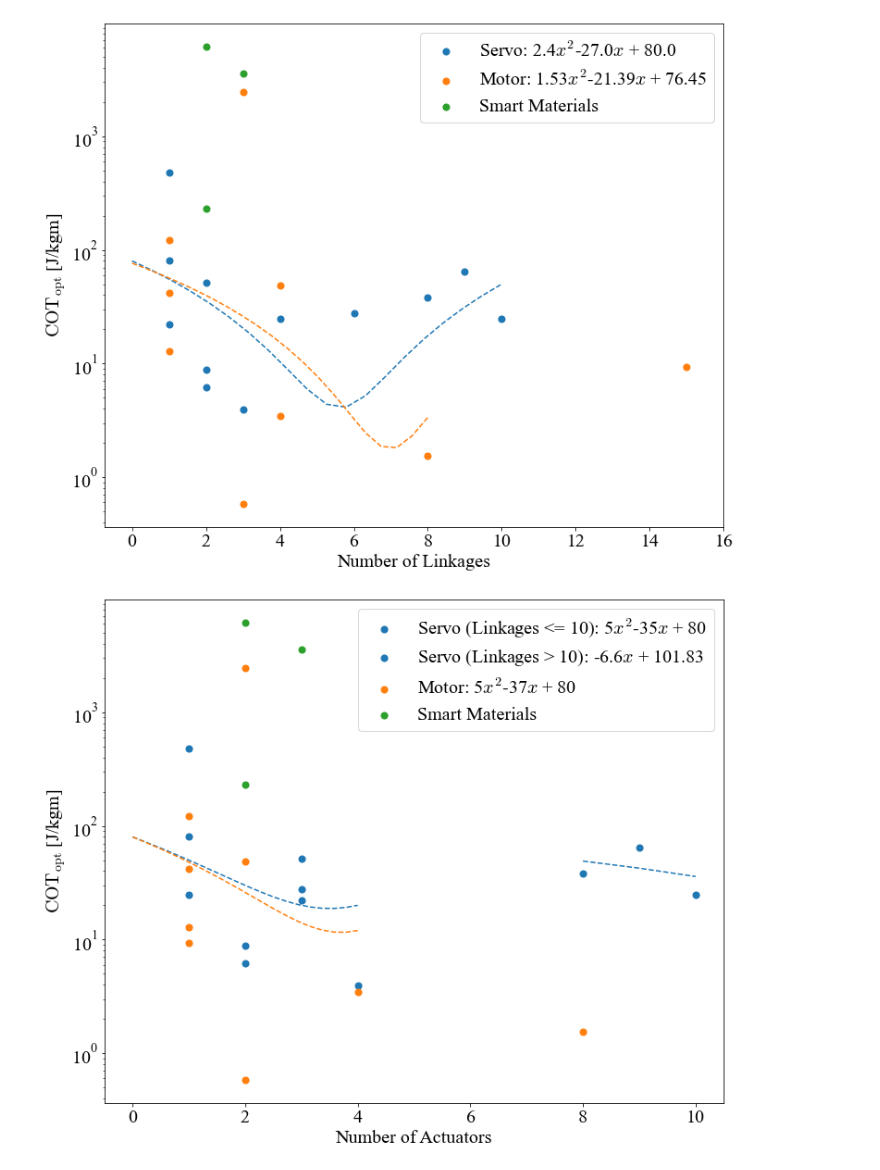
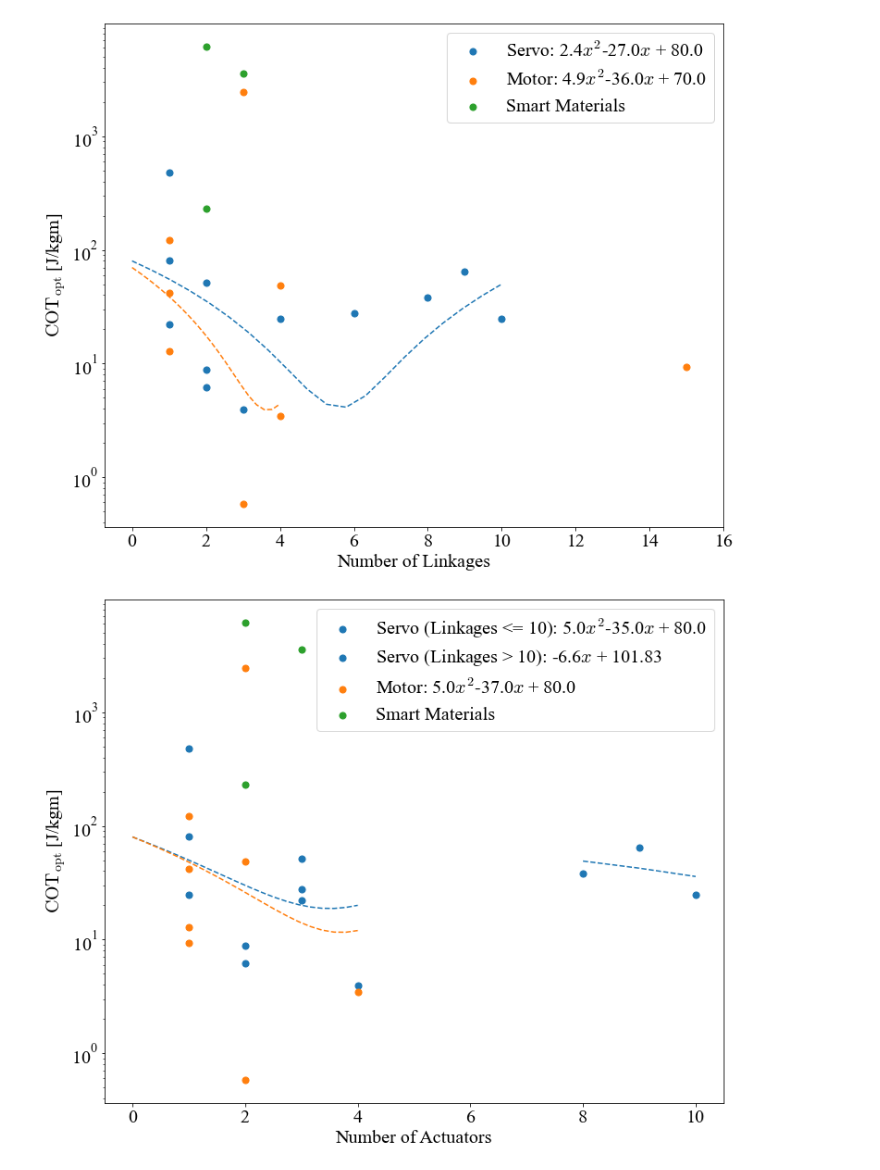
Before and after one commit to michaelcoe/Cost-of-Transport-Estimation, a Jupyter notebook: linkage_study/linkage_plots.ipynb, the cells around one changed output. Drawn from its saved outputs; the diff is of its cells as text; code cells hidden in the pictures.

```diff
--- a/linkage_study/linkage_plots.ipynb
+++ b/linkage_study/linkage_plots.ipynb
@@ -117,12 +128,13 @@ for i, name in enumerate(sheets):
         elif name == 'Motor':
             data = linkage_dfs[i][linkage_dfs[i]['No Linkages'] <= 9]
             data = data[data['COTopt [J/kgm]'] < 1e3]
-            fit = np.polyfit(data['No Linkages'].values, data['COTopt [J/kgm]'].values, 2)
-            poly = np.poly1d(fit)
-            dx = np.linspace(0, 8, 20)
+            dx = np.linspace(0, 4, 20)
+            a, b, c = 4.90, -36.00, 70.00
+            dy = a*dx**2 + b*dx + c
 
-            ax3.scatter(linkage_dfs[i]['No Linkages'], linkage_dfs[i]['COTopt [J/kgm]'], marker='o', color='C1', s=marker_size, label=name + ': ' + str(np.round(fit[0],2)) + '$x^2$' + str(np.round(fit[1],2)) + '$x$ + ' + str(np.round(fit[2],2)))
-            ax3.plot(dx, poly(dx), 'C1--')
+            ax3.scatter(linkage_dfs[i]['No Linkages'], linkage_dfs[i]['COTopt [J/kgm]'], marker='o', color='C1', s=marker_size, label=name + ': ' + str(a) + '$x^2$' + str(b) + '$x$ + ' + str(c))
+            #ax3.scatter(linkage_dfs[i]['No Linkages'], linkage_dfs[i]['COTopt [J/kgm]'], marker='o', color='C1', s=marker_size, label=name)
+            ax3.plot(dx, dy, 'C1--')
         else:
             ax3.scatter(linkage_dfs[i]['No Linkages'], linkage_dfs[i]['COTopt [J/kgm]'], marker='o', color='C2', s=marker_size, label=name)
 
@@ -134,49 +146,49 @@ for i, name in enumerate(sheets):
             high = linkage_dfs[i][linkage_dfs[i]['No Actuators'] > 6]
 
             dx = np.linspace(0, 4, 20)
-            a, b, c = 5, -35, 80
+            a, b, c = 5.00, -35.00, 80.00
             dy = a*dx**2 + b*dx + c
+            ax4.scatter(linkage_dfs[i]['No Actuators'], linkage_dfs[i]['COTopt [J/kgm]'], marker='o', s=marker_size, color='C0', label=name + ' (Linkages <= 10): ' + str(a) + '$x^2$' + str(b) + '$x$ + ' + str(c))
 
             fit_high = np.polyfit(high['No Actuators'].values, high['COTopt [J/kgm]'].values, 1)
             poly_high = np.poly1d(fit_high)
 
-            ax4.scatter(linkage_dfs[i]['No Actuators'], linkage_dfs[i]['COTopt [J/kgm]'], marker='o', s=marker_size, color='C0', label=name + ' (Linkages <= 10): ' + str(a) + '$x^2$' + str(b) + '$x$ + ' + str(c))
             ax4.plot(dx, dy, 'C0--')
             ax4.plot(high['No Actuators'].values, poly_high(high['No Actuators'].values), 'C0--')
             ax4.scatter([], [], color='C0', marker='o', s=50, label=name + ' (Linkages > 10): ' + str(np.round(fit_high[0],2)) + '$x$ + ' + str(np.round(fit_high[1],2)))
         elif name == 'Motor':
             data = linkage_dfs[i][linkage_dfs[i]['No Actuators'] <= 7]
             data = data[data['COTopt [J/kgm]'] < 1e3]
 
             dx = np.linspace(0, 4, 20)
-            a, b, c = 5, -37, 80
+            a, b, c = 5.00, -37.00, 80.00
             dy = a*dx**2 + b*dx + c
 
             ax4.scatter(linkage_dfs[i]['No Actuators'], linkage_dfs[i]['COTopt [J/kgm]'], marker='o', color='C1', s=marker_size, label=name + ': ' + str(a) + '$x^2$' + str(b) + '$x$ + ' + str(c))
             ax4.plot(dx, dy, 'C1--')
         else:
             ax4.scatter(linkage_dfs[i]['No Actuators'], linkage_dfs[i]['COTopt [J/kgm]'], marker='o', color='C2', s=marker_size, label=name)
 
 ax3.set_xlabel('Number of Linkages')
 ax3.set_ylabel('$\mathrm{COT_{opt}}$ [J/kgm]')
 ax3.set_xticks(np.arange(0, 18, 2))
 #ax3.set_ylim([-10, 125])
 #ax3.grid(which='both', linestyle='--')
 ax3.legend()
 ax3.set_yscale('log')
 
 ax4.set_xlabel('Number of Actuators')
 ax4.set_ylabel('$\mathrm{COT_{opt}}$ [J/kgm]')
 ax4.set_xticks(np.arange(0, 12, 2))
 #ax4.set_ylim([-10, 125])
 #ax4.grid(which='both', linestyle='--')
 ax4.legend()
 ax4.set_yscale('log')
-#fig3.savefig('motor_cot_linkages.pdf', facecolor='w', dpi=300, bbox_inches='tight')
-#fig4.savefig('motor_cot_actuators.pdf', facecolor='w', dpi=300, bbox_inches='tight')
+fig3.savefig('motor_cot_linkages.pdf', facecolor='w', dpi=300, bbox_inches='tight')
+fig4.savefig('motor_cot_actuators.pdf', facecolor='w', dpi=300, bbox_inches='tight')
 # %% [output]
-[figure, old version]
+[figure, new version]
-[figure, old version]
+[figure, new version]
 # %%
 fig5, ax5 = plt.subplots(figsize=(12,10), facecolor='w')
 fig6, ax6 = plt.subplots(figsize=(12,10), facecolor='w')
```
Also changed, not shown: parts of 8 cells of this notebook, 1 other file.
